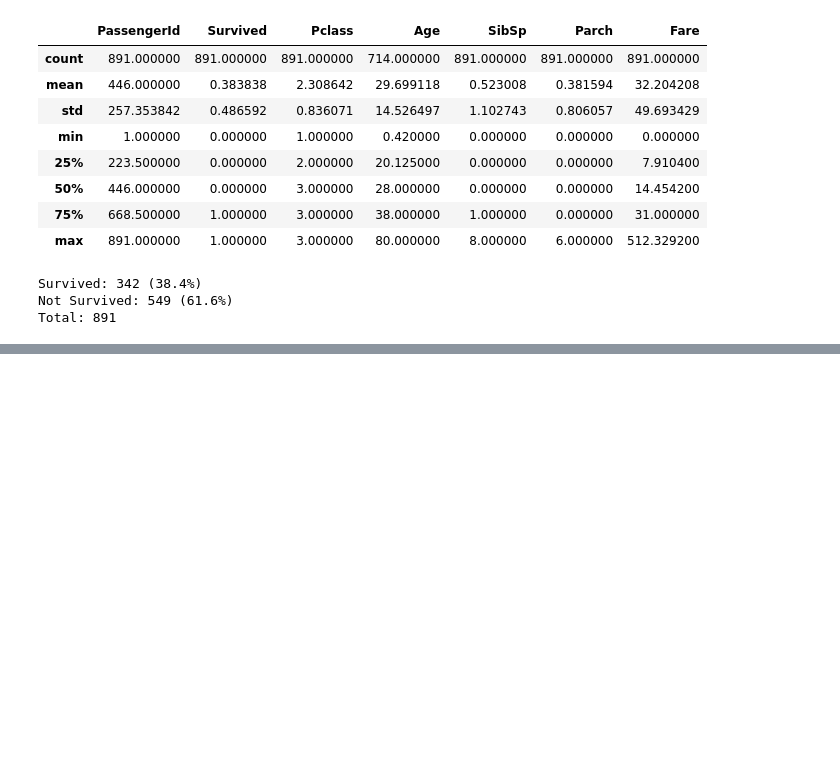
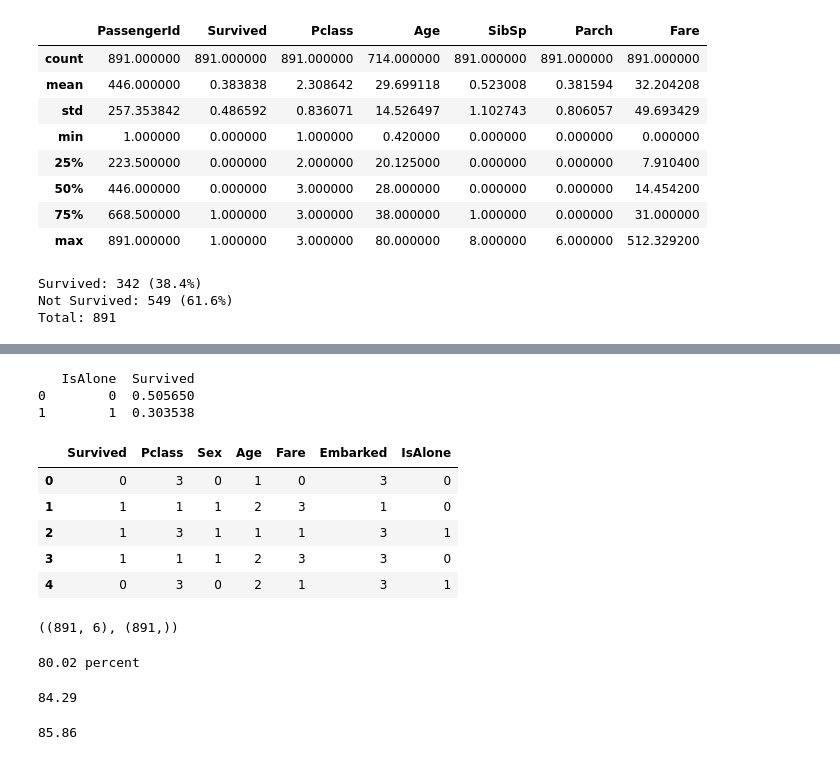
Before and after one commit to Marzha5395/titanic, a Jupyter notebook: main.ipynb, the cells around one changed output, grey strips where cells are left out. Cells and saved outputs as stored; diff of their text form; code cells hidden in the pictures; blank space fills up the shorter version.

Commit message:
Add prediction

```diff
--- a/main.ipynb
+++ b/main.ipynb
@@ -107,0 +179,4 @@ TypeError: string indices must be integers, not 'str'
+# %%
+train['FamilySize'] = train['SibSp'] +  train['Parch'] + 1
+test['FamilySize'] = test['SibSp'] +  test['Parch'] + 1
+print (train[['FamilySize', 'Survived']].groupby(['FamilySize'], as_index=False).mean())
@@ -107,0 +194,31 @@ TypeError: string indices must be integers, not 'str'
+# %%
+train['IsAlone'] = 0
+test['IsAlone'] = 0
+train.loc[train['FamilySize'] == 1, 'IsAlone'] = 1
+test.loc[test['FamilySize'] == 1, 'IsAlone'] = 1
+print (train[['IsAlone', 'Survived']].groupby(['IsAlone'], as_index=False).mean())
+# %% [output]
+   IsAlone  Survived
+0        0  0.505650
+1        1  0.303538
+# %%
+features_drop = ['Name', 'SibSp', 'Parch', 'Ticket', 'Cabin', 'FamilySize']
+train = train.drop(features_drop, axis=1)
+train = train.drop(['PassengerId', 'AgeBand', 'FareBand'], axis=1)
+test = test.drop(features_drop, axis=1)
+test = test.drop(['PassengerId','AgeBand', 'FareBand'], axis=1)
+train.head()
+# %% [output]
+|  | Survived | Pclass | Sex | Age | Fare | Embarked | IsAlone |
+| 0 | 0 | 3 | 0 | 1 | 0 | 3 | 0 |
+| 1 | 1 | 1 | 1 | 2 | 3 | 1 | 0 |
+| 2 | 1 | 3 | 1 | 1 | 1 | 3 | 1 |
+| 3 | 1 | 1 | 1 | 2 | 3 | 3 | 0 |
+| 4 | 0 | 3 | 0 | 2 | 1 | 3 | 1 |
+# %%
+X_train = train.drop('Survived', axis=1)
+y_train = train['Survived']
+X_test = test.copy()
+X_train.shape, y_train.shape
+# %% [output]
+((891, 6), (891,))
@@ -107,0 +234,24 @@ TypeError: string indices must be integers, not 'str'
+# %%
+clf = LogisticRegression()
+clf.fit(X_train, y_train)
+y_pred_log_reg = clf.predict(X_test)
+acc_log_reg = round( clf.score(X_train, y_train) * 100, 2)
+print (str(acc_log_reg) + ' percent')
+# %% [output]
+80.02 percent
+# %%
+clf = KNeighborsClassifier(n_neighbors = 3)
+clf.fit(X_train, y_train)
+y_pred_knn = clf.predict(X_test)
+acc_knn = round(clf.score(X_train, y_train) * 100, 2)
+print (acc_knn)
+# %% [output]
+84.29
+# %%
+clf = DecisionTreeClassifier()
+clf.fit(X_train, y_train)
+y_pred_decision_tree = clf.predict(X_test)
+acc_decision_tree = round(clf.score(X_train, y_train) * 100, 2)
+print (acc_decision_tree)
+# %% [output]
+85.86
```
Also changed, not shown: parts of 11 cells of this notebook.
